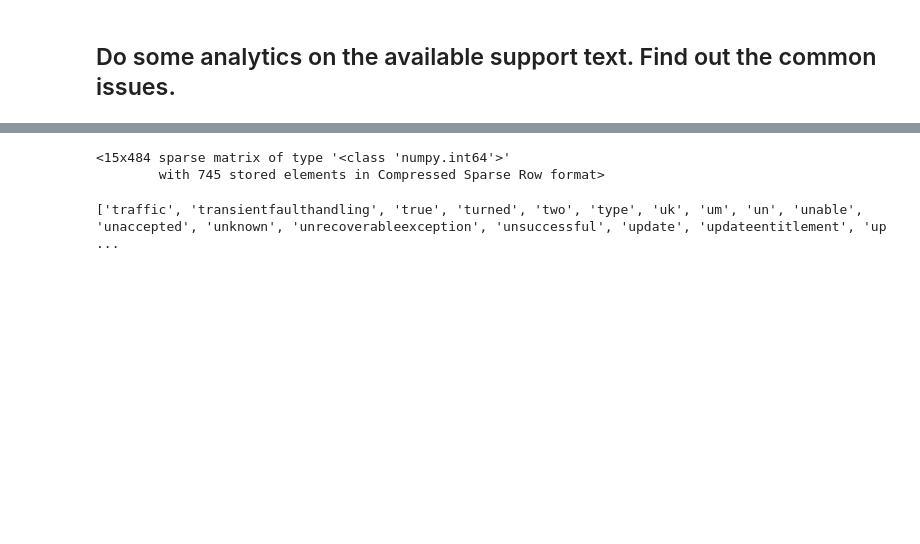
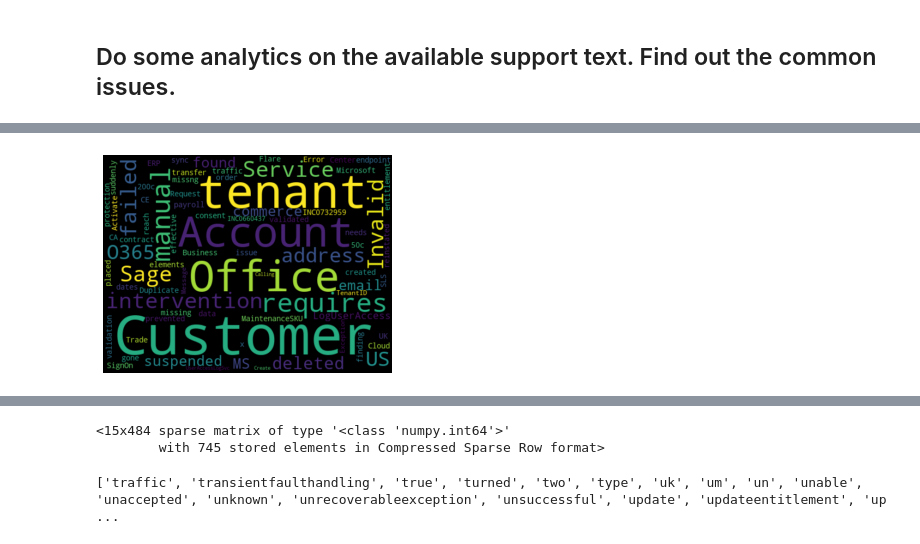
Before and after one commit to stotlyakov/datascience, a Jupyter notebook: notebooks/final.ipynb, the cells around one changed output, grey strips where cells are left out. Cells and saved outputs as stored; diff of their text form; code cells hidden in the pictures; blank space fills up the shorter version.

```diff
--- a/notebooks/final.ipynb
+++ b/notebooks/final.ipynb
@@ -250,3 +299,12 @@ fig.show()
+# %%
+from wordcloud import WordCloud, STOPWORDS, ImageColorGenerator
+
+wordcl = WordCloud(width=530, height=400).generate(" ".join(data))
+plt.imshow(wordcl, interpolation='bilinear')
+plt.axis('off')
+plt.show()
+# %% [output]
+[figure, added]
 # %%
 counts = pd.DataFrame(vectorizer.fit_transform(texts).toarray(),
                       columns=vectorizer.get_feature_names())
```
Also changed, not shown: parts of 13 cells of this notebook, 9 other files.
